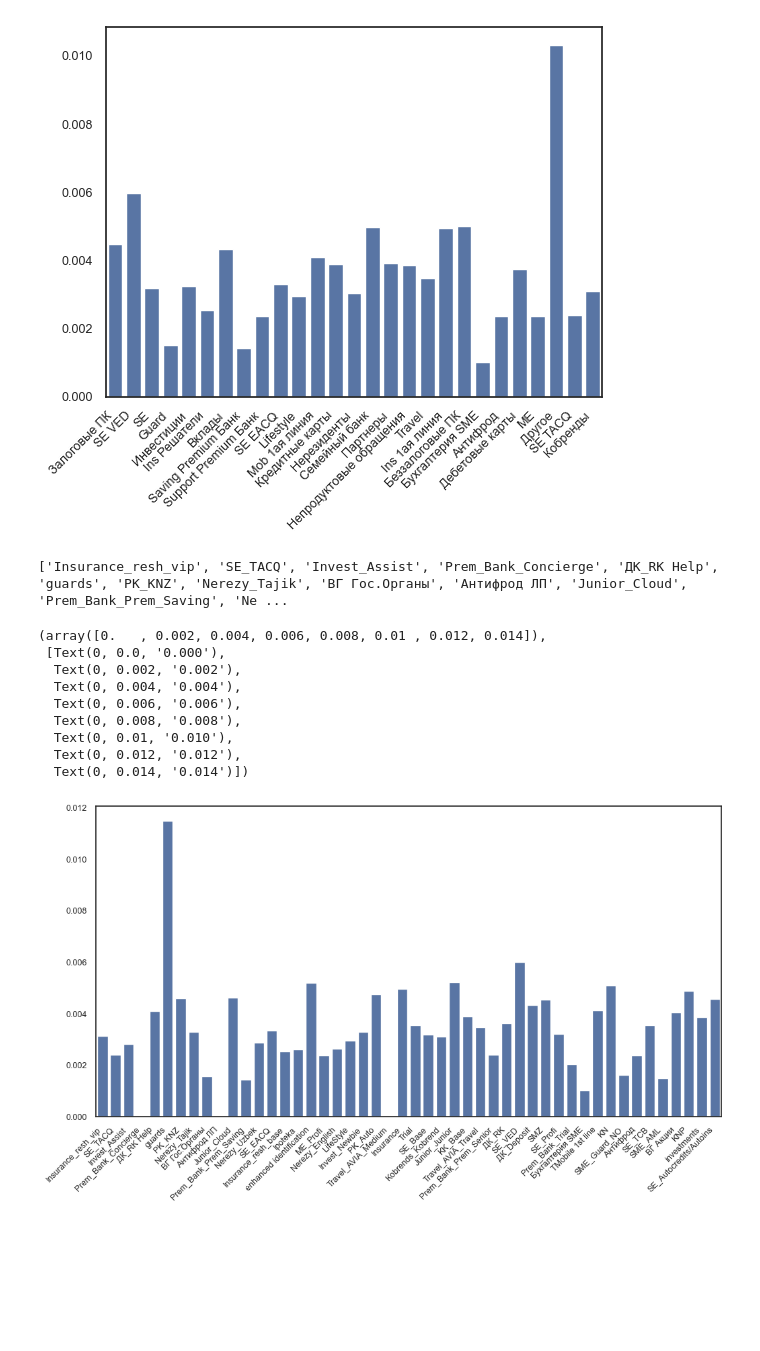
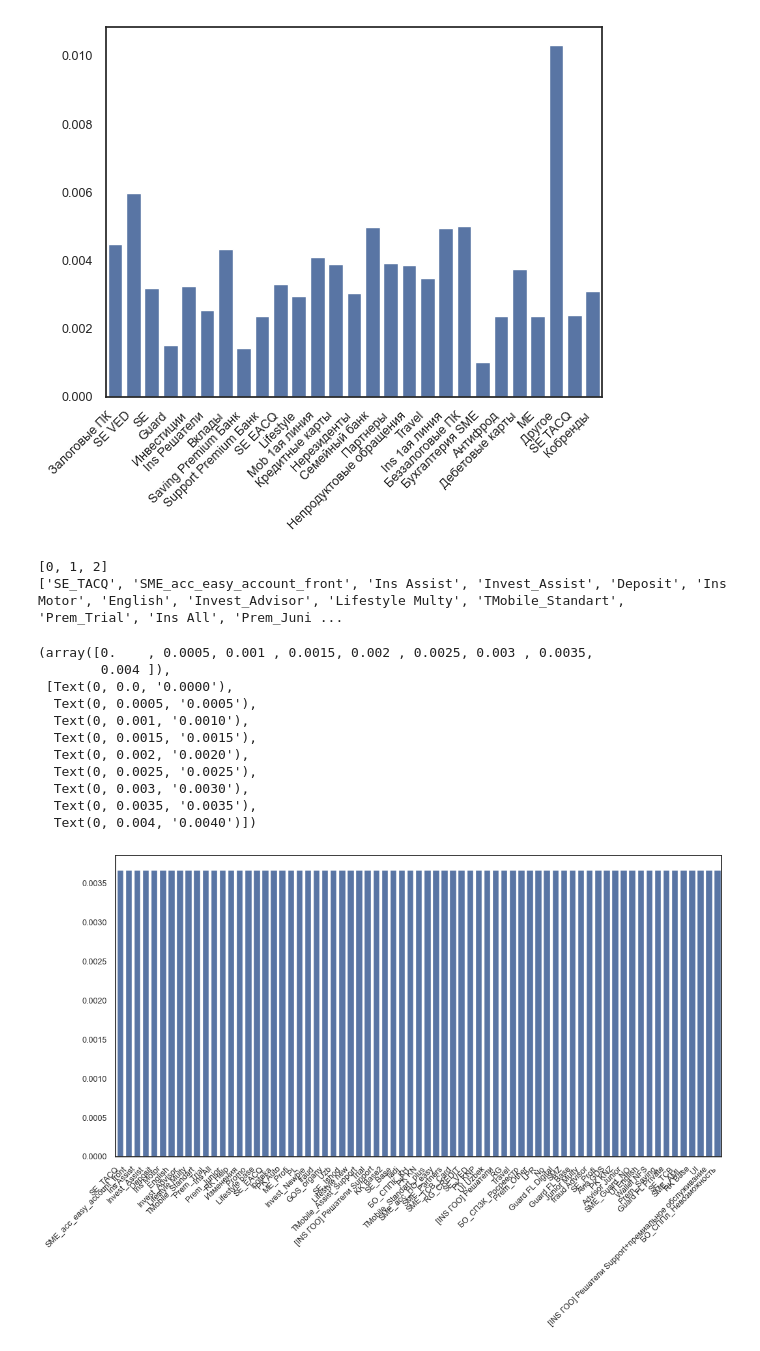
Before and after one commit to Worislooov/DANO_MSC_2025, a Jupyter notebook: Lev/graphycs.ipynb, the cells around one changed output. Cells and saved outputs as stored; diff of their text form; code cells hidden in the pictures; blank space fills up the shorter version.

```diff
--- a/Lev/graphycs.ipynb
+++ b/Lev/graphycs.ipynb
@@ -687,22 +687,26 @@ plt.yticks(fontsize=9)
 # %%
 res = {}
 plt.figure(figsize=(12, 6))
-print(list(set(df[df["emp_type" == "ТК"]]["skill_group"])))
-for i in list(set(df[df["emp_type" == "ТК"]]["skill_group"])):
-    res[i] =df[df["emp_type" == "ТК"]]["prod"].mean()
+print(list(set(df["emp_type"])))
+print(list(set(df[df["emp_type"] == 0]["skill_group"])))
+for i in list(set(df[df["emp_type"] == 0]["skill_group"])):
+    res[i] =df[df["emp_type"] == 0]["prod"].mean()
 
 sns.barplot(x=list(res.keys()), y=list(res.values()))
 plt.xticks(fontsize=9, rotation=45, ha='right')
 plt.yticks(fontsize=9)
 # %% [output]
-['Insurance_resh_vip', 'SE_TACQ', 'Invest_Assist', 'Prem_Bank_Concierge', 'ДК_RK Help', 'guards', 'PK_KNZ', 'Nerezy_Tajik', 'ВГ Гос.Органы', 'Антифрод ЛП', 'Junior_Cloud', 'Prem_Bank_Prem_Saving', 'Ne ...
+[0, 1, 2]
+['SE_TACQ', 'SME_acc_easy_account_front', 'Ins Assist', 'Invest_Assist', 'Deposit', 'Ins Motor', 'English', 'Invest_Advisor', 'Lifestyle Multy', 'TMobile_Standart', 'Prem_Trial', 'Ins All', 'Prem_Juni ...
-(array([0.   , 0.002, 0.004, 0.006, 0.008, 0.01 , 0.012, 0.014]),
- [Text(0, 0.0, '0.000'),
-  Text(0, 0.002, '0.002'),
-  Text(0, 0.004, '0.004'),
-  Text(0, 0.006, '0.006'),
-  Text(0, 0.008, '0.008'),
-  Text(0, 0.01, '0.010'),
-  Text(0, 0.012, '0.012'),
-  Text(0, 0.014, '0.014')])
+(array([0.    , 0.0005, 0.001 , 0.0015, 0.002 , 0.0025, 0.003 , 0.0035,
+        0.004 ]),
+ [Text(0, 0.0, '0.0000'),
+  Text(0, 0.0005, '0.0005'),
+  Text(0, 0.001, '0.0010'),
+  Text(0, 0.0015, '0.0015'),
+  Text(0, 0.002, '0.0020'),
+  Text(0, 0.0025, '0.0025'),
+  Text(0, 0.003, '0.0030'),
+  Text(0, 0.0035, '0.0035'),
+  Text(0, 0.004, '0.0040')])
-[figure, old version]
+[figure, new version]
```
Also changed, not shown: parts of 2 cells of this notebook.
